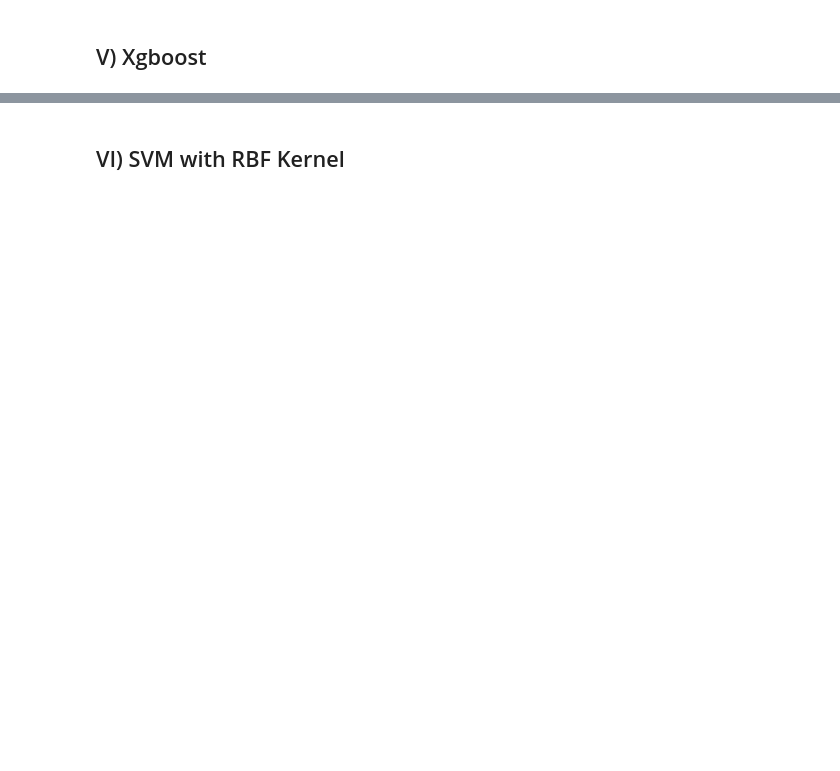
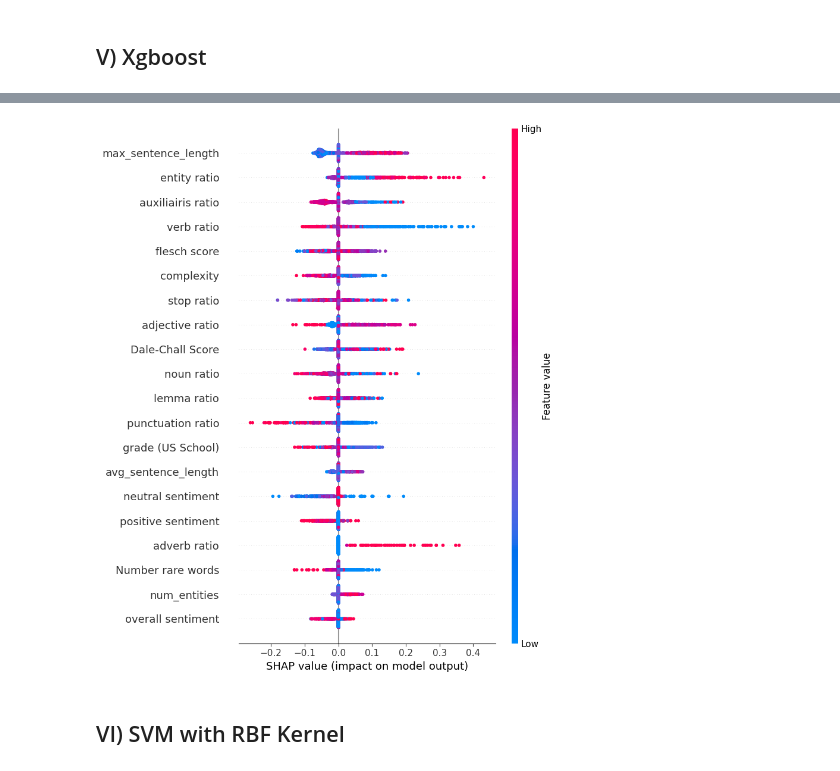
Before and after one commit to RajDhyaneshvarCJ/Reasoning-Audits-with-Benchmarks-Hallucination-triggers, a Jupyter notebook: feature_extraction.ipynb, the cells around one changed output, grey strips where cells are left out. Cells and saved outputs as stored; diff of their text form; code cells hidden in the pictures; blank space fills up the shorter version.

```diff
--- a/feature_extraction.ipynb
+++ b/feature_extraction.ipynb
@@ -785,15 +1072,20 @@ print(xgb_imp)
 # %%
 import shap
 
 def xgb_predict(X):
     return xgb.predict_proba(X)[:, 1]
 
-background = shap.kmeans(X_train, 100)
+
+background = shap.kmeans(X_train, 30)
+X_explain = X_train.sample(1000, random_state=524)
 
 explainer = shap.KernelExplainer(xgb_predict, background)
-shap_values = explainer.shap_values(X_train)
 
-shap.summary_plot(shap_values, X_train)
+shap_values = explainer.shap_values(X_explain, nsamples=500)
+
+shap.summary_plot(shap_values, X_explain, feature_names=X_train.columns)
+# %% [output]
+[figure, added]
 # %% [markdown]
 ## VI) SVM with RBF Kernel
 # %%
```
Also changed, not shown: parts of 74 cells of this notebook, 1 other file.
